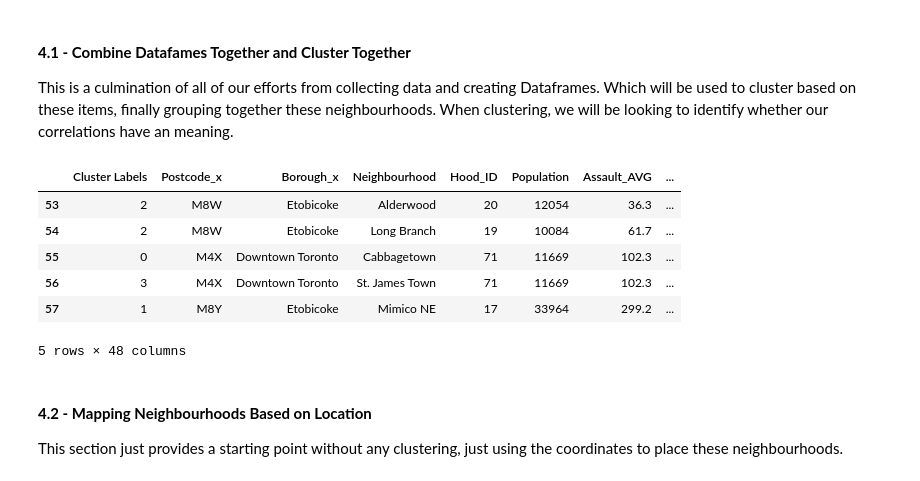
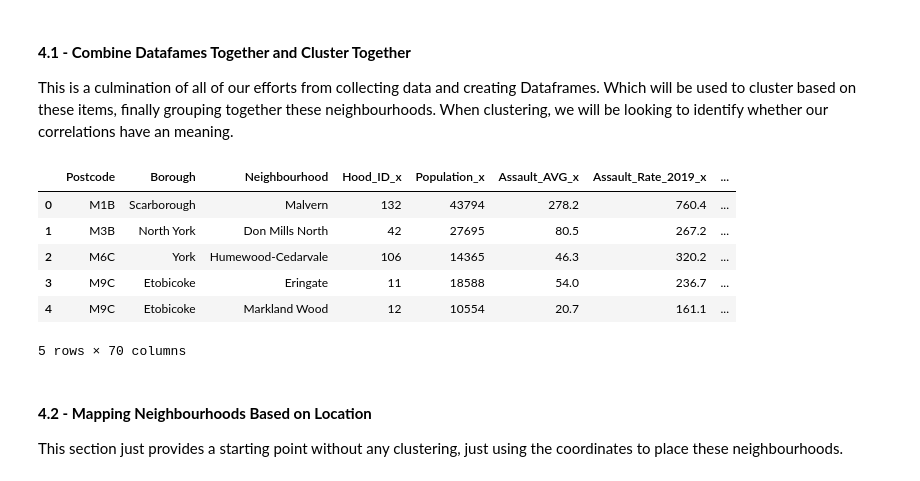
Before and after one commit to Sujeev-Uthayakumar/clustering-navigation, a Jupyter notebook: src/index.ipynb, the cells around one changed output. Drawn from its saved outputs; the diff is of its cells as text; code cells hidden in the pictures.

Commit message:
fix combined_dataframe error

```diff
--- a/src/index.ipynb
+++ b/src/index.ipynb
@@ -338,22 +329,22 @@ neighbourhoods_venues_sorted.head()
 <p>This is a culmination of all of our efforts from collecting data and creating Dataframes. Which will be used to cluster based on these items, finally grouping together these neighbourhoods. When clustering, we will be looking to identify whether our correlations have an meaning.</p>
 # %%
 k = 6
-toronto_merged = pd.merge(combined_dataframe, neighbourhoods_venues_sorted, on="Neighbourhood")
+toronto_merged = pd.merge(combined_data, neighbourhoods_venues_sorted, on="Neighbourhood")
 combined_dataframe = pd.merge(combined_data, population_data, on="Neighbourhood")
 combined_dataframe
 toronto_clustering = combined_dataframe[["Homicide_AVG", "Assault_AVG", "Under $5,000", "Hood_ID", "Neighbourhood Number"]]
 kmeans = KMeans(n_clusters = k, random_state=0).fit(toronto_clustering)
-toronto_clustering
 combined_dataframe.insert(0, "Cluster Labels", kmeans.labels_)
-combined_dataframe.tail()
+toronto_merged = pd.merge(toronto_merged, combined_dataframe, on="Neighbourhood")
+toronto_merged.head()
 # %% [output]
-|  | Cluster Labels | Postcode_x | Borough_x | Neighbourhood | Hood_ID | Population | Assault_AVG | ... |
-| 53 | 2 | M8W | Etobicoke | Alderwood | 20 | 12054 | 36.3 | ... |
-| 54 | 2 | M8W | Etobicoke | Long Branch | 19 | 10084 | 61.7 | ... |
-| 55 | 0 | M4X | Downtown Toronto | Cabbagetown | 71 | 11669 | 102.3 | ... |
-| 56 | 3 | M4X | Downtown Toronto | St. James Town | 71 | 11669 | 102.3 | ... |
-| 57 | 1 | M8Y | Etobicoke | Mimico NE | 17 | 33964 | 299.2 | ... |
+|  | Postcode | Borough | Neighbourhood | Hood_ID_x | Population_x | Assault_AVG_x | Assault_Rate_2019_x | ... |
+| 0 | M1B | Scarborough | Malvern | 132 | 43794 | 278.2 | 760.4 | ... |
+| 1 | M3B | North York | Don Mills North | 42 | 27695 | 80.5 | 267.2 | ... |
+| 2 | M6C | York | Humewood-Cedarvale | 106 | 14365 | 46.3 | 320.2 | ... |
+| 3 | M9C | Etobicoke | Eringate | 11 | 18588 | 54.0 | 236.7 | ... |
+| 4 | M9C | Etobicoke | Markland Wood | 12 | 10554 | 20.7 | 161.1 | ... |
-5 rows × 48 columns
+5 rows × 70 columns
 # %% [markdown]
 <h4><b>4.2 - Mapping Neighbourhoods Based on Location</b></h4>
 <p>This section just provides a starting point without any clustering, just using the coordinates to place these neighbourhoods.</p>
```
Also changed, not shown: parts of 7 cells of this notebook.
